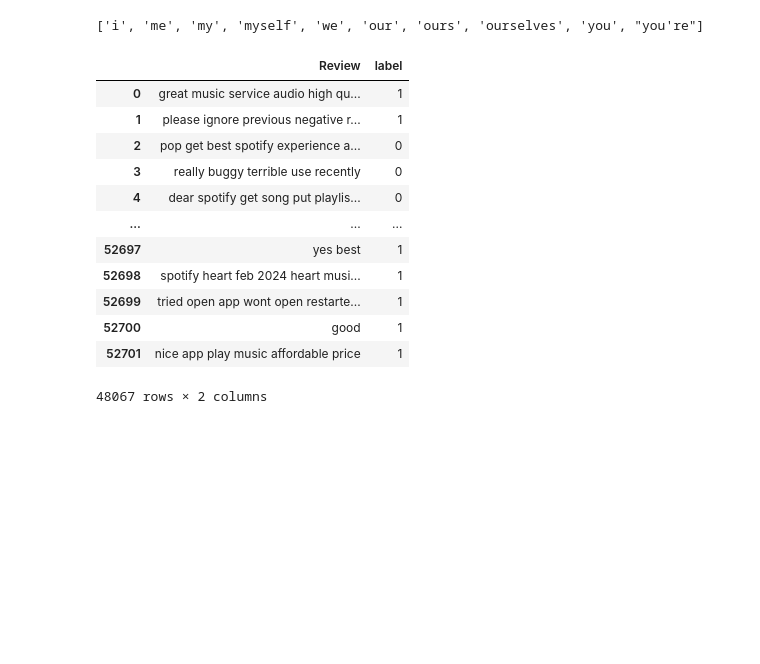
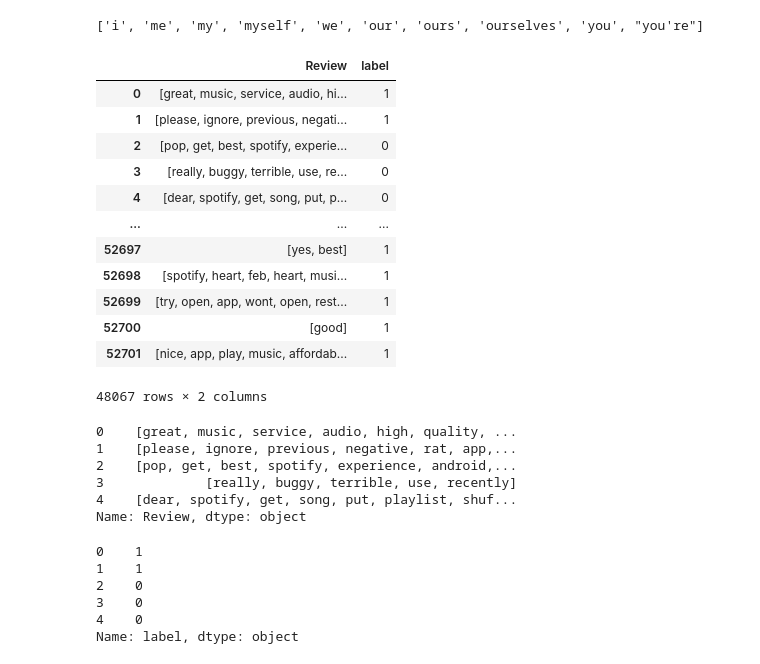
Before and after one commit to HabKaffee/nlp_classification, a Jupyter notebook: report.ipynb, the cells around one changed output. Cells and saved outputs as stored; diff of their text form; code cells hidden in the pictures; blank space fills up the shorter version.

```diff
--- a/report.ipynb
+++ b/report.ipynb
@@ -54 +42,4 @@ lemmatizer = WordNetLemmatizer()
+# %%
+tokenizer = WhitespaceTokenizer()
+lemmatizer = WordNetLemmatizer()
 # %%
@@ -59,24 +50,31 @@ def lemmatize_sentence(sentence):
 # %%
+dataset = pd.read_csv('data/DATASET.csv')
 dataset['Review'] = dataset['Review'].str.lower()
+dataset = dataset.loc[dataset['Review'].apply(lambda x: isinstance(x, str) and x.isascii())]
 dataset['label'] = dataset['label'].str.replace('POSITIVE', '1').replace('NEGATIVE', '0')
 dataset['Review'] = dataset['Review'].str.replace(pattern, '', regex=True)
 dataset['Review'] = dataset['Review'].str.replace(f'[{string.punctuation}]+', ' ', regex=True)
-dataset['Review'] = dataset['Review'].str.replace(f' +', ' ', regex=True)
-dataset['Review'] = dataset['Review'].str.replace(f'[0-9]+', '', )
-dataset['Review'] = dataset['Review'].apply(lemmatize_sentence)
-dataset = dataset[dataset['Review'].apply(lambda x : isinstance(x, str) and x.isascii())]
+dataset['Review'] = dataset['Review'].str.replace(r'\s+', ' ', regex=True)
+dataset['Review'] = dataset['Review'].str.replace(f'[0-9]+', '', regex=True)
+
+dataset['Review'] = dataset['Review'].apply(lambda sentence : tokenizer.tokenize(sentence))
+dataset['Review'] = dataset['Review'].apply(lambda sentence : [lemmatizer.lemmatize(word, pos='n') for word in sentence])
+dataset['Review'] = dataset['Review'].apply(lambda sentence : [lemmatizer.lemmatize(word, pos='v') for word in sentence])
+dataset['Review'] = dataset['Review'].apply(lambda sentence : [lemmatizer.lemmatize(word, pos='a') for word in sentence])
+dataset['Review'] = dataset['Review'].apply(lambda sentence : [lemmatizer.lemmatize(word, pos='r') for word in sentence])
+# dataset['Review'] = dataset['Review'].apply(lambda sentence : ' '.join(sentence))
 dataset
 # %% [output]
 |  | Review | label |
-| 0 | great music service audio high qu... | 1 |
-| 1 | please ignore previous negative r... | 1 |
-| 2 | pop get best spotify experience a... | 0 |
-| 3 | really buggy terrible use recently | 0 |
-| 4 | dear spotify get song put playlis... | 0 |
+| 0 | [great, music, service, audio, hi... | 1 |
+| 1 | [please, ignore, previous, negati... | 1 |
+| 2 | [pop, get, best, spotify, experie... | 0 |
+| 3 | [really, buggy, terrible, use, re... | 0 |
+| 4 | [dear, spotify, get, song, put, p... | 0 |
 | ... | ... | ... |
-| 52697 | yes best | 1 |
-| 52698 | spotify heart feb 2024 heart musi... | 1 |
-| 52699 | tried open app wont open restarte... | 1 |
-| 52700 | good | 1 |
-| 52701 | nice app play music affordable price | 1 |
+| 52697 | [yes, best] | 1 |
+| 52698 | [spotify, heart, feb, heart, musi... | 1 |
+| 52699 | [try, open, app, wont, open, rest... | 1 |
+| 52700 | [good] | 1 |
+| 52701 | [nice, app, play, music, affordab... | 1 |
 48067 rows × 2 columns
@@ -83,2 +83,20 @@ dataset
+# %%
+X.head()
+# %% [output]
+0    [great, music, service, audio, high, quality, ...
+1    [please, ignore, previous, negative, rat, app,...
+2    [pop, get, best, spotify, experience, android,...
+3             [really, buggy, terrible, use, recently]
+4    [dear, spotify, get, song, put, playlist, shuf...
+Name: Review, dtype: object
+# %%
+Y.head()
+# %% [output]
+0    1
+1    1
+2    0
+3    0
+4    0
+Name: label, dtype: object
 # %%
 all_words = set()
```
Also changed, not shown: parts of 19 cells of this notebook.
